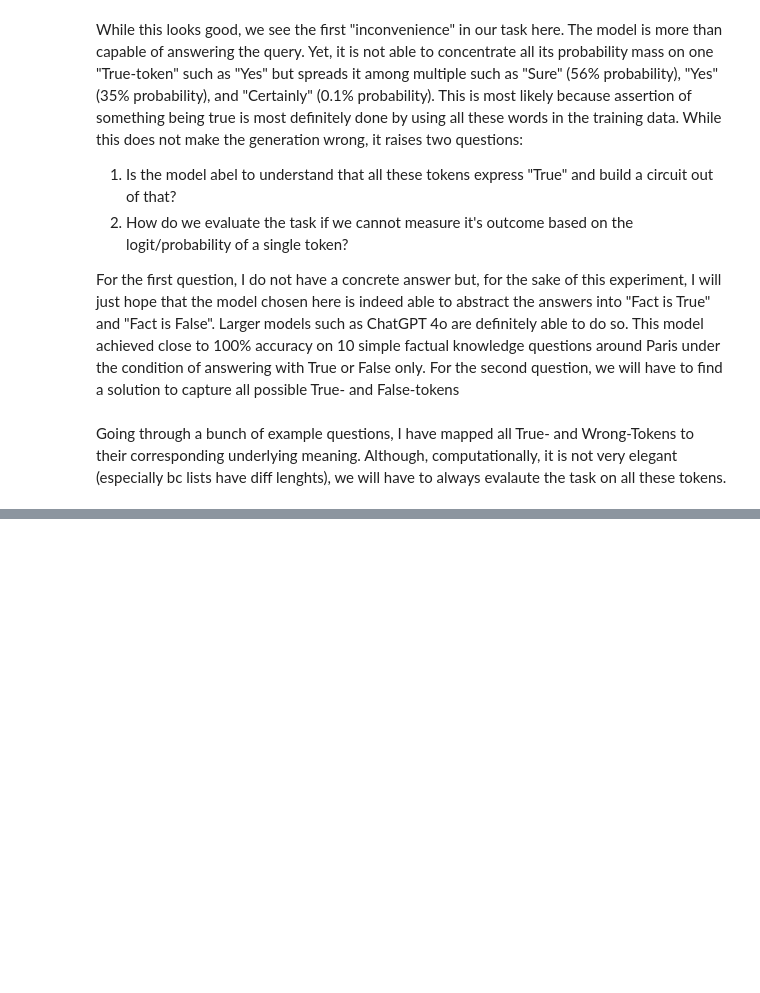
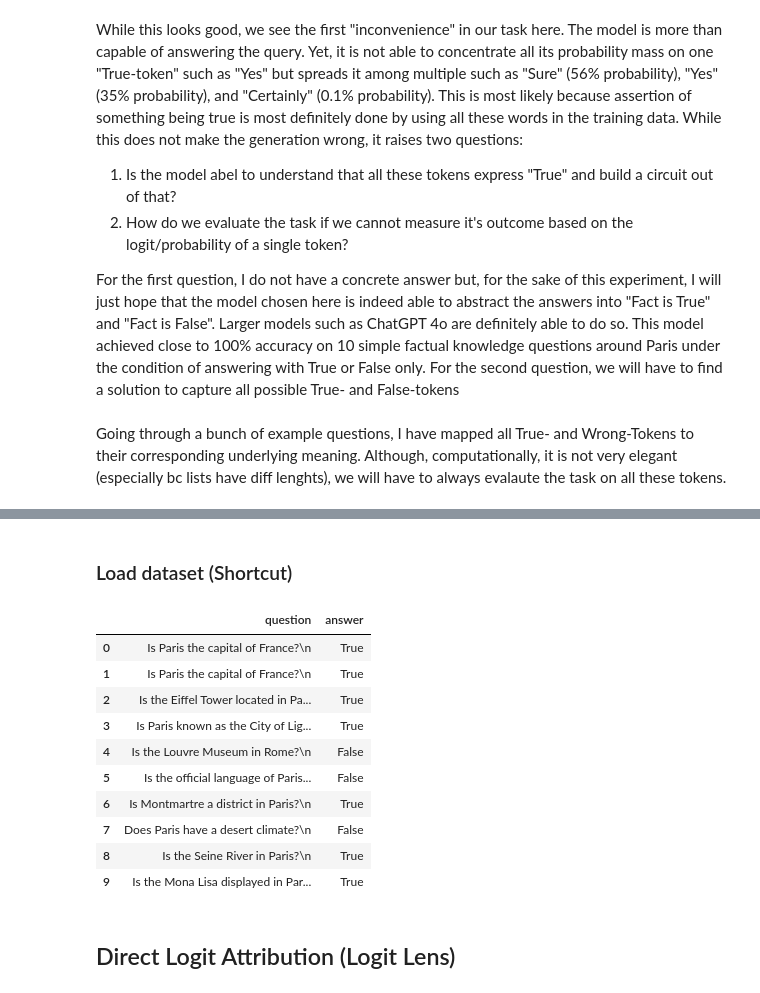
Before and after one commit to ChrisTho23/FK-in-MI, a Jupyter notebook: main.ipynb, the cells around one changed output, grey strips where cells are left out. Drawn from its saved outputs; the diff is of its cells as text; code cells hidden in the pictures; blank space fills up the shorter version.

```diff
--- a/main.ipynb
+++ b/main.ipynb
@@ -178,0 +393,20 @@ Considering typcial logit distributions over the vocabulary at the end of a Tran
+# %% [markdown]
+### Load dataset (Shortcut)
+# %%
+df = pd.read_csv(DATA / 'fk_samples.csv')
+# %%
+df
+# %% [output]
+|  | question | answer |
+| 0 | Is Paris the capital of France?\n | True |
+| 1 | Is Paris the capital of France?\n | True |
+| 2 | Is the Eiffel Tower located in Pa... | True |
+| 3 | Is Paris known as the City of Lig... | True |
+| 4 | Is the Louvre Museum in Rome?\n | False |
+| 5 | Is the official language of Paris... | False |
+| 6 | Is Montmartre a district in Paris?\n | True |
+| 7 | Does Paris have a desert climate?\n | False |
+| 8 | Is the Seine River in Paris?\n | True |
+| 9 | Is the Mona Lisa displayed in Par... | True |
+# %% [markdown]
+## Direct Logit Attribution (Logit Lens)
```
Also changed, not shown: parts of 45 cells of this notebook, 8 other files.
